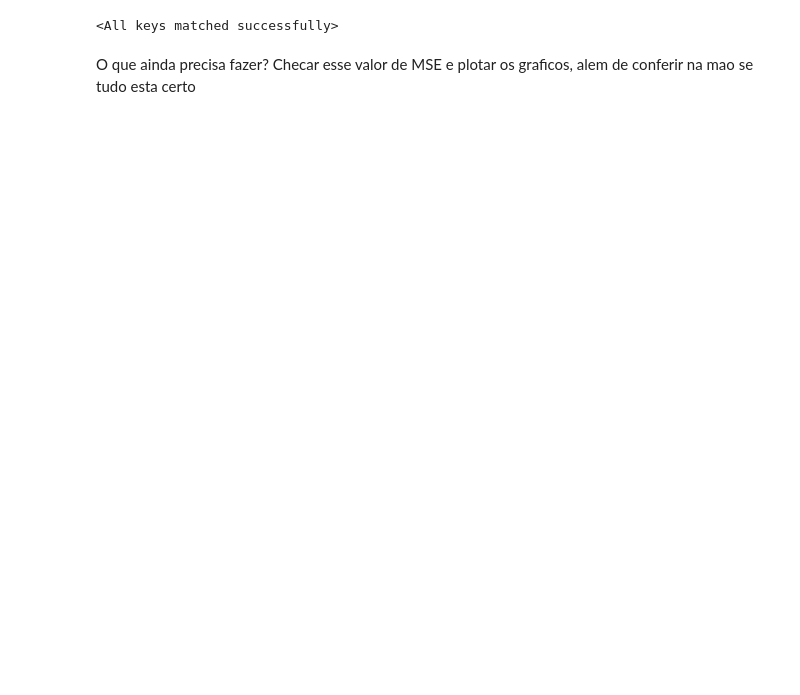
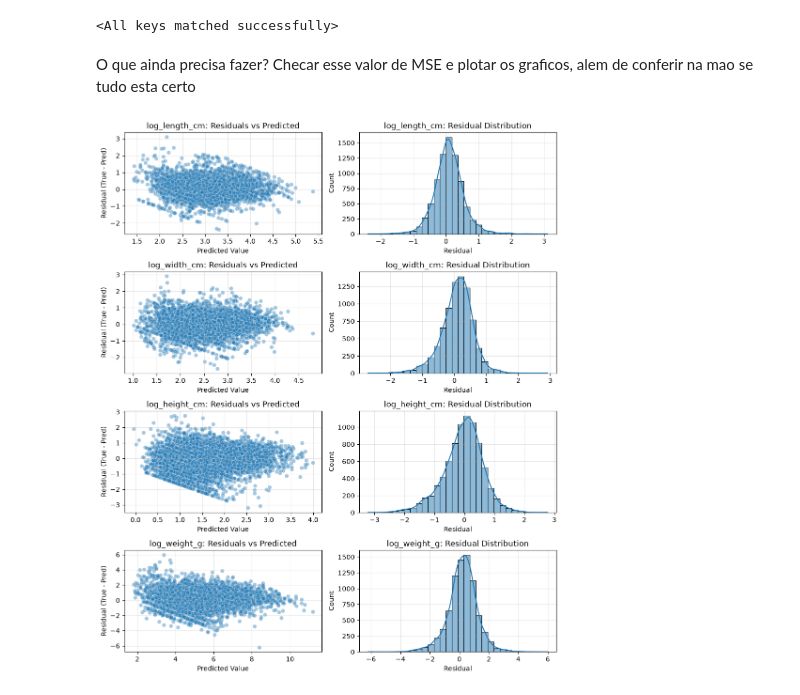
Before and after one commit to tomazcavalcantee/Cubagem---Stone, a Jupyter notebook: notebooks/5_multimodal.ipynb, the cells around one changed output. Drawn from its saved outputs; the diff is of its cells as text; code cells hidden in the pictures; blank space fills up the shorter version.

```diff
--- a/notebooks/5_multimodal.ipynb
+++ b/notebooks/5_multimodal.ipynb
@@ -399,0 +471,36 @@ O que ainda precisa fazer? Checar esse valor de MSE e plotar os graficos, alem d
+# %%
+def plot_residuals(df_errors):
+    """
+    Iterates over targets to plot Residuals vs Predicted and the Residual Distribution.
+    Requires columns: 'target', 'y_true', 'y_pred'.
+    """
+    # Calculate residuals (Actual - Predicted)
+    df_errors = df_errors.copy()
+    df_errors['residual'] = df_errors['y_true'] - df_errors['y_pred']
+
+    targets = df_errors['target'].unique()
+    n_targets = len(targets)
+
+    fig, axes = plt.subplots(nrows=n_targets, ncols=2, figsize=(10, 3 * n_targets), squeeze=False)
+
+    for i, target_name in enumerate(targets):
+        df_t = df_errors[df_errors['target'] == target_name]
+
+        ax_scatter = axes[i, 0]
+        ax_hist = axes[i, 1]
+
+        # Plot A: Residuals vs Predicted (Checks for homoscedasticity)
+        sns.scatterplot(data=df_t, x='y_pred', y='residual', alpha=0.4, ax=ax_scatter)
+        ax_scatter.set_title(f"{target_name}: Residuals vs Predicted")
+        ax_scatter.set_xlabel("Predicted Value")
+        ax_scatter.set_ylabel("Residual (True - Pred)")
+        ax_scatter.grid(alpha=0.3)
+
+        # Plot B: Residual Distribution (Checks for normality)
+        sns.histplot(data=df_t, x='residual', kde=True, bins=30, ax=ax_hist)
+        ax_hist.set_title(f"{target_name}: Residual Distribution")
+        ax_hist.set_xlabel("Residual")
+        ax_hist.grid(alpha=0.3)
+
+    plt.tight_layout()
+    plt.show()
@@ -399,0 +530,8 @@ O que ainda precisa fazer? Checar esse valor de MSE e plotar os graficos, alem d
+# %%
+ds_val = CubagemDataset(df_val, text_npz_path="../embeddings/text_embeddings.npz", img_npz_path="../embeddings/imagem_embeddings.npz", features_columns=features_columns, targets_columns=log_targets)
+dataloader_val = DataLoader(ds_val, batch_size=BATCH_SIZE, shuffle=True,  num_workers=2, pin_memory=True)
+# %%
+df_errors = evaluate_and_stratify(model, dataloader_val, device, log_targets, log_scale=True)
+plot_residuals(df_errors)
+# %% [output]
+[figure, added]
```
Also changed, not shown: parts of 11 cells of this notebook.
